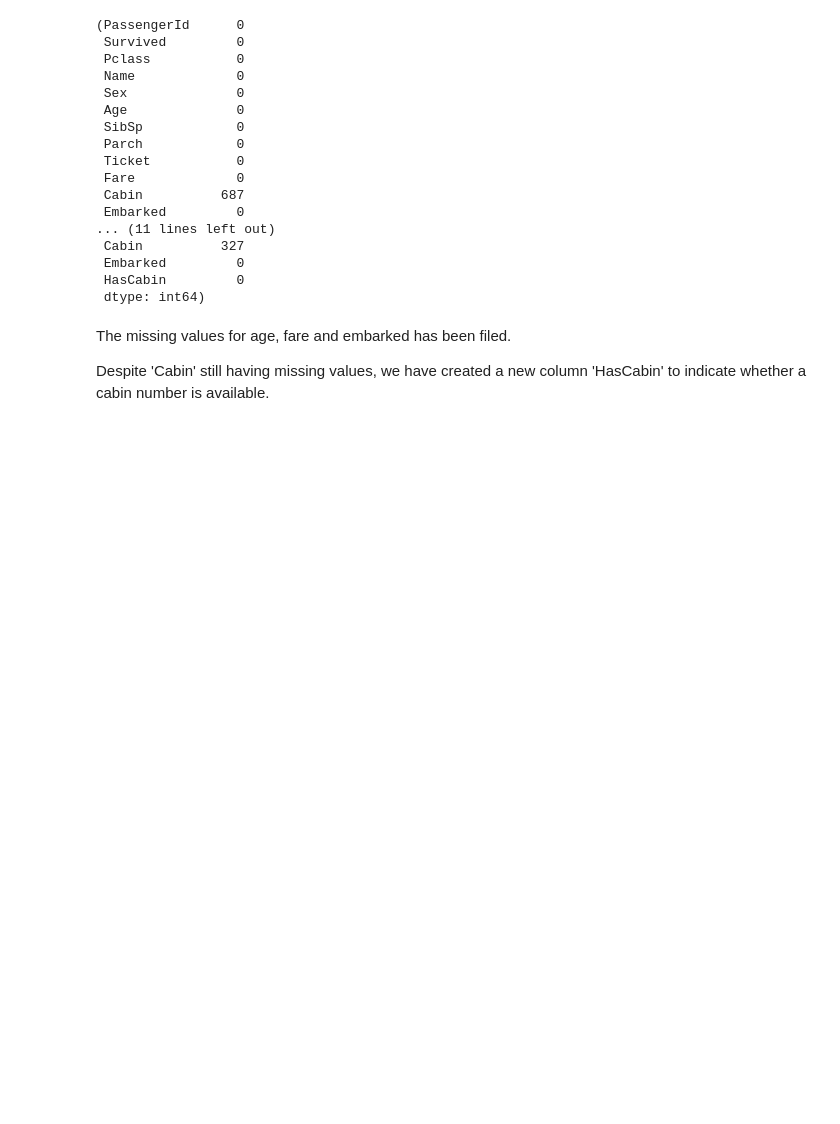
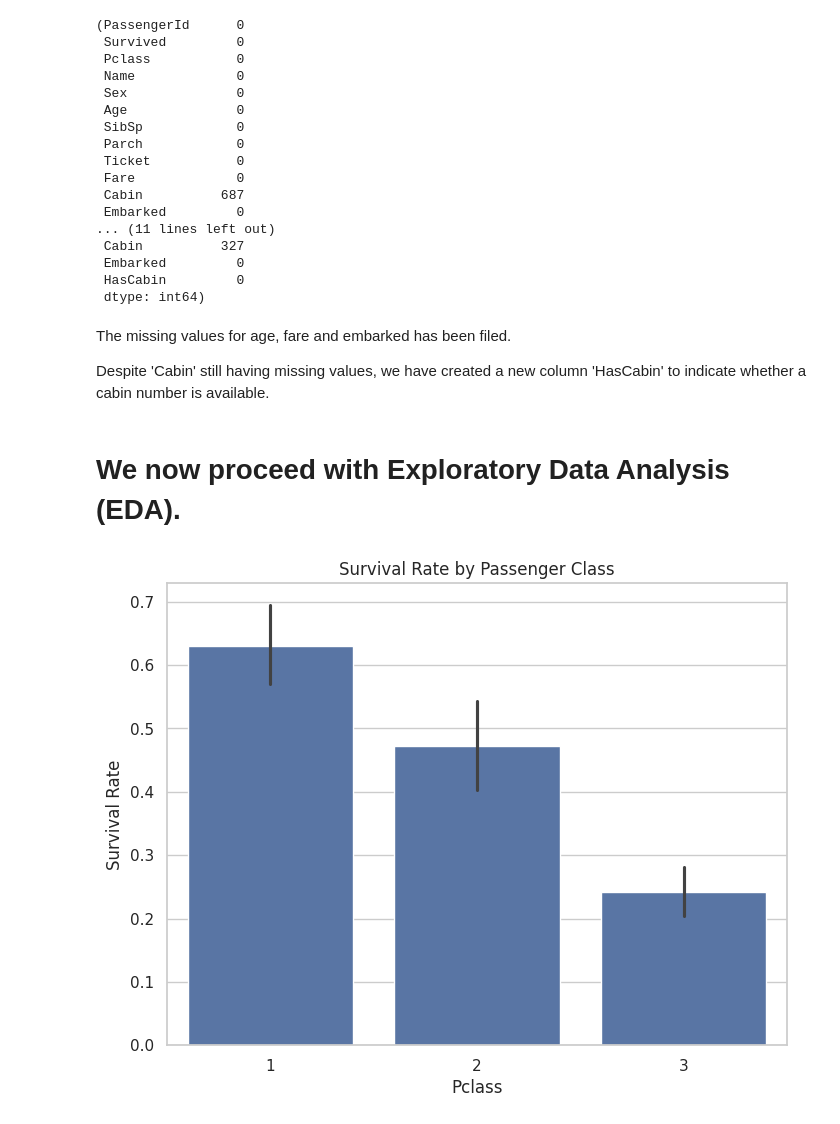
Before and after one commit to Ethan-97/PRODIGY_DS_02, a Jupyter notebook: Task2.ipynb, the cells around one changed output. Cells and saved outputs as stored; diff of their text form; code cells hidden in the pictures; blank space fills up the shorter version.

```diff
--- a/Task2.ipynb
+++ b/Task2.ipynb
@@ -153,3 +153,23 @@ For example, when doing 'df[col].method(value, inplace=True)', try using 'df.met
 The missing values for age, fare and embarked has been filed.
 
 Despite 'Cabin' still having missing values, we have created a new column 'HasCabin' to indicate whether a cabin number is available.
+# %% [markdown]
+# We now proceed with **Exploratory Data Analysis (EDA)**.
+# %%
+# Importing the necessary libraries
+import matplotlib.pyplot as plt
+import seaborn as sns
+
+# Set up the visual styling
+sns.set(style = "whitegrid")
+
+# Exploring survival rate by different factors
+
+# 1) Survival Rate by Passenger Class
+plt.figure(figsize = (8, 6))
+sns.barplot(x = "Pclass", y = "Survived", data = train_data)
+plt.title("Survival Rate by Passenger Class")
+plt.ylabel("Survival Rate")
+plt.show()
+# %% [output]
+[figure, added]
```
Also changed, not shown: parts of 5 cells of this notebook.
